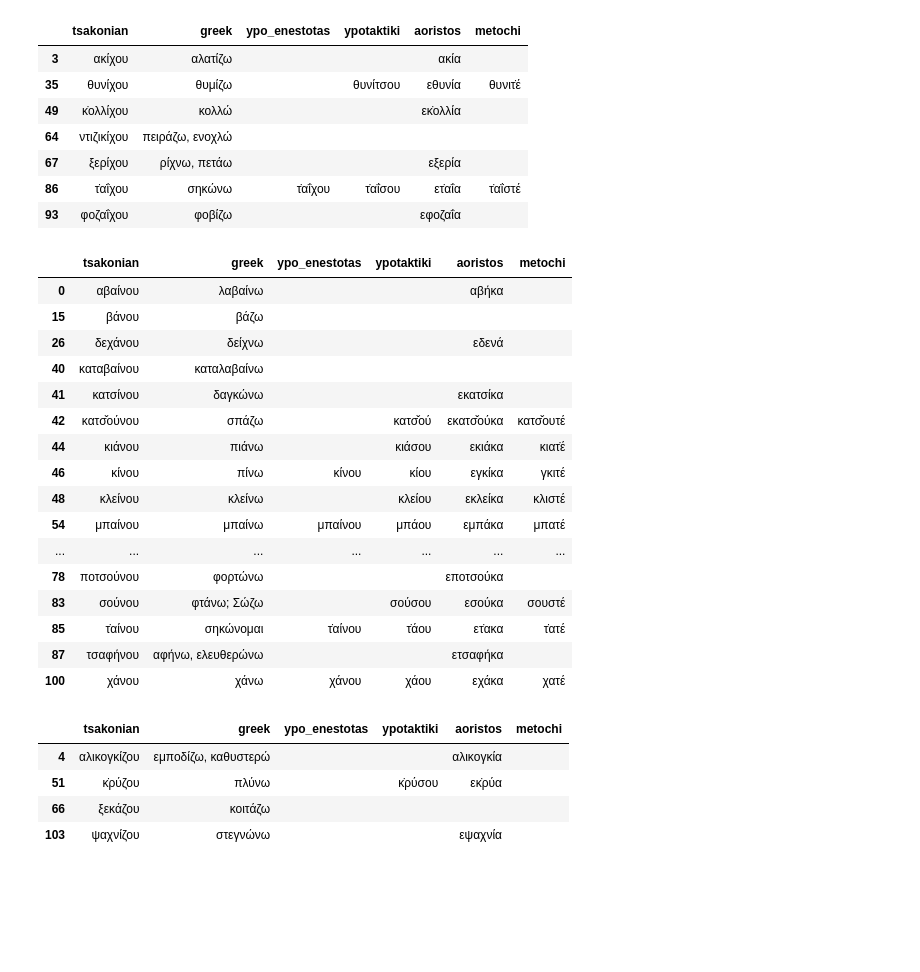
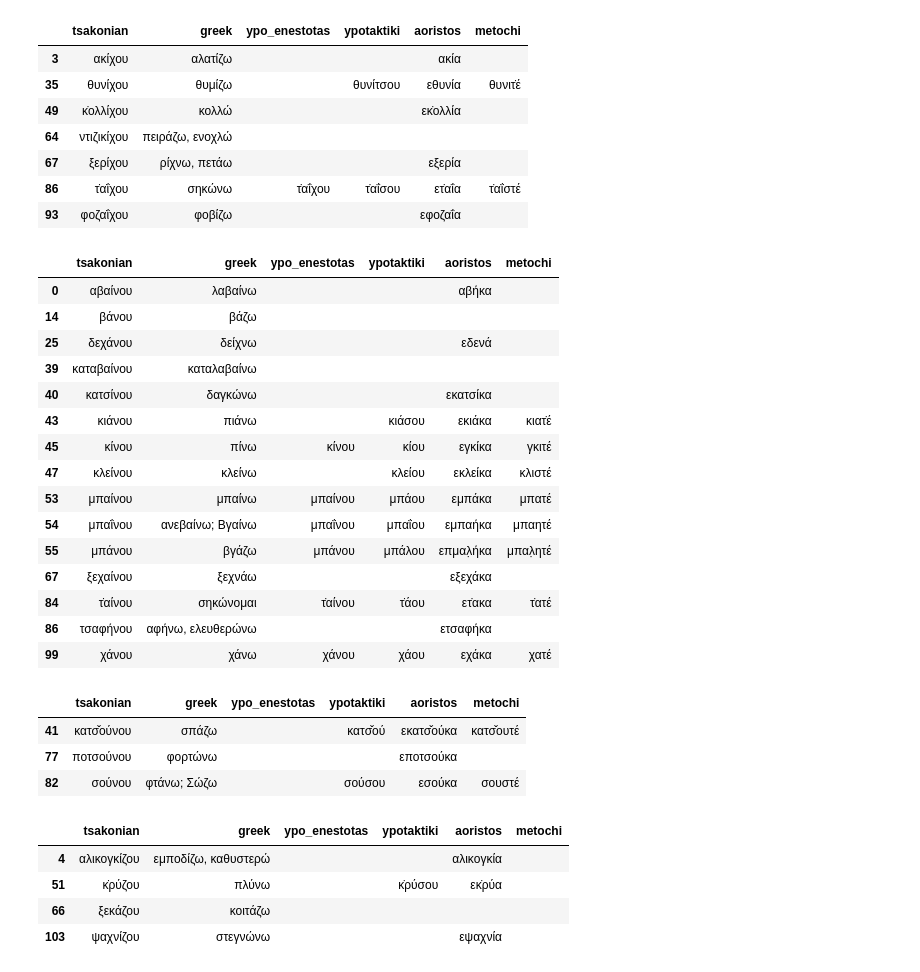
Before and after one commit to jgchaparro/TsakonianDB, a Jupyter notebook: TsakonianDB/tsakonian_db_compiler.ipynb, the cells around one changed output. Drawn from its saved outputs; the diff is of its cells as text; code cells hidden in the pictures; blank space fills up the shorter version.

```diff
--- a/TsakonianDB/tsakonian_db_compiler.ipynb
+++ b/TsakonianDB/tsakonian_db_compiler.ipynb
@@ -142,25 +142,33 @@ df[df['tsakonian'].str.endswith(ending)]
 # %%
 # -ί/άνου, -ί/άνου, -ι/αού, (ε)-α/ίκα
 ending = 'νου'
-df[df['tsakonian'].str.endswith(ending)]
+negative_ending = 'ούνου'
+df[df['tsakonian'].str.endswith(ending) & ~df['tsakonian'].str.endswith(negative_ending)]
 # %% [output]
 |  | tsakonian | greek | ypo_enestotas | ypotaktiki | aoristos | metochi |
 | 0 | αβαίνου | λαβαίνω |  |  | αβήκα |  |
-| 15 | βάνου | βάζω |  |  |  |  |
-| 26 | δεχάνου | δείχνω |  |  | εδενά |  |
-| 40 | καταβαίνου | καταλαβαίνω |  |  |  |  |
-| 41 | κατσίνου | δαγκώνω |  |  | εκατσίκα |  |
-| 42 | κατσ̌ούνου | σπάζω |  | κατσ̌ού | εκατσ̌ούκα | κατσ̌ουτέ |
-| 44 | κιάνου | πιάνω |  | κιάσου | εκιάκα | κιατ̇έ |
-| 46 | κίνου | πίνω | κίνου | κίου | εγκίκα | γκιτέ |
-| 48 | κλείνου | κλείνω |  | κλείου | εκλείκα | κλιστέ |
-| 54 | μπαίνου | μπαίνω | μπαίνου | μπάου | εμπάκα | μπατέ |
-| ... | ... | ... | ... | ... | ... | ... |
-| 78 | ποτσούνου | φορτώνω |  |  | εποτσούκα |  |
-| 83 | σούνου | φτάνω; Σώζω |  | σούσου | εσούκα | σουστέ |
-| 85 | τ̇αίνου | σηκώνομαι | τ̇αίνου | τ̇άου | ετ̇ακα | τ̇ατέ |
-| 87 | τσαφήνου | αφήνω, ελευθερώνω |  |  | ετσαφήκα |  |
-| 100 | χάνου | χάνω | χάνου | χάου | εχάκα | χατέ |
+| 14 | βάνου | βάζω |  |  |  |  |
+| 25 | δεχάνου | δείχνω |  |  | εδενά |  |
+| 39 | καταβαίνου | καταλαβαίνω |  |  |  |  |
+| 40 | κατσίνου | δαγκώνω |  |  | εκατσίκα |  |
+| 43 | κιάνου | πιάνω |  | κιάσου | εκιάκα | κιατ̇έ |
+| 45 | κίνου | πίνω | κίνου | κίου | εγκίκα | γκιτέ |
+| 47 | κλείνου | κλείνω |  | κλείου | εκλείκα | κλιστέ |
+| 53 | μπαίνου | μπαίνω | μπαίνου | μπάου | εμπάκα | μπατέ |
+| 54 | μπαΐνου | ανεβαίνω; Βγαίνω | μπαΐνου | μπαΐου | εμπαήκα | μπαητέ |
+| 55 | μπάνου | βγάζω | μπάνου | μπάλου | επμαλ̣ήκα | μπαλ̣ητέ |
+| 67 | ξεχαίνου | ξεχνάω |  |  | εξεχάκα |  |
+| 84 | τ̇αίνου | σηκώνομαι | τ̇αίνου | τ̇άου | ετ̇ακα | τ̇ατέ |
+| 86 | τσαφήνου | αφήνω, ελευθερώνω |  |  | ετσαφήκα |  |
+| 99 | χάνου | χάνω | χάνου | χάου | εχάκα | χατέ |
+# %%
+ending = 'ούνου'
+df[df['tsakonian'].str.endswith(ending)]
+# %% [output]
+|  | tsakonian | greek | ypo_enestotas | ypotaktiki | aoristos | metochi |
+| 41 | κατσ̌ούνου | σπάζω |  | κατσ̌ού | εκατσ̌ούκα | κατσ̌ουτέ |
+| 77 | ποτσούνου | φορτώνω |  |  | εποτσούκα |  |
+| 82 | σούνου | φτάνω; Σώζω |  | σούσου | εσούκα | σουστέ |
 # %%
 # -ζου, ?, -σου, (ε)-΄α
 ending = 'ζου'
```
Also changed, not shown: parts of 2 cells of this notebook, 5 other files.
